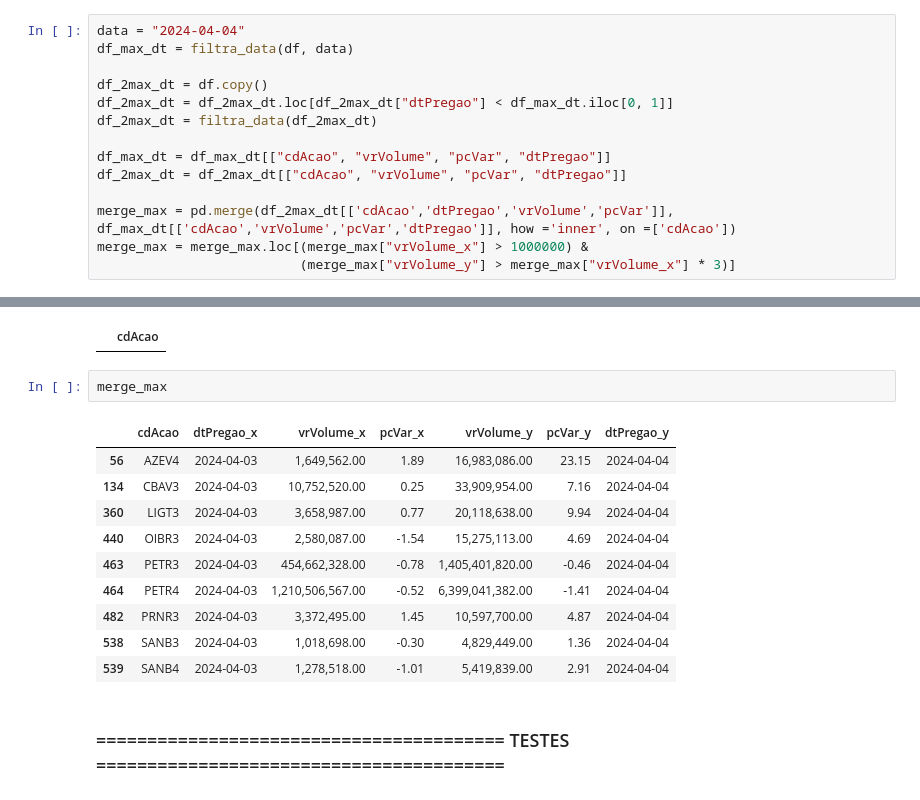
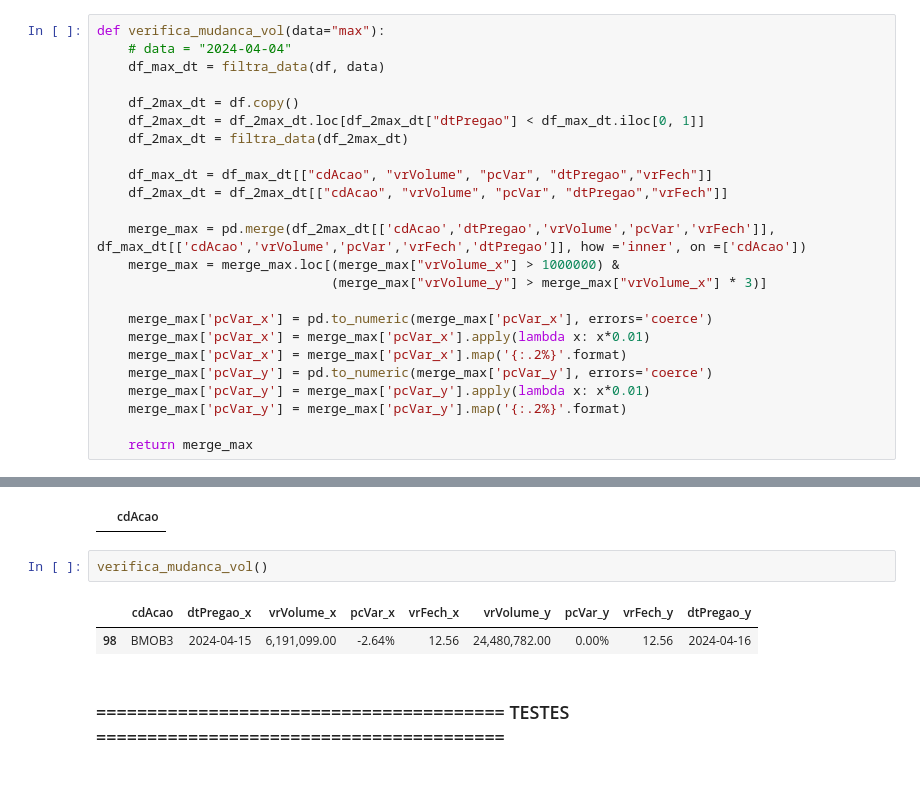
Before and after one commit to alexandre-esmeraldo/StockManager, a Jupyter notebook: StockManager_Processamento.ipynb, the cells around one changed output, grey strips where cells are left out. Saved outputs shown, nothing was run; the diff lists cells and outputs as text.

```diff
--- a/StockManager_Processamento.ipynb
+++ b/StockManager_Processamento.ipynb
@@ -71,19 +70,29 @@ def filtra_data(df, data="max"):
     df_max_dt = df.loc[df["dtPregao"] == dt_max]
     return df_max_dt
 # %%
-data = "2024-04-04"
-df_max_dt = filtra_data(df, data)
+def verifica_mudanca_vol(data="max"):
+    # data = "2024-04-04"
+    df_max_dt = filtra_data(df, data)
 
-df_2max_dt = df.copy()
-df_2max_dt = df_2max_dt.loc[df_2max_dt["dtPregao"] < df_max_dt.iloc[0, 1]]
-df_2max_dt = filtra_data(df_2max_dt)
+    df_2max_dt = df.copy()
+    df_2max_dt = df_2max_dt.loc[df_2max_dt["dtPregao"] < df_max_dt.iloc[0, 1]]
+    df_2max_dt = filtra_data(df_2max_dt)
 
-df_max_dt = df_max_dt[["cdAcao", "vrVolume", "pcVar", "dtPregao"]]
-df_2max_dt = df_2max_dt[["cdAcao", "vrVolume", "pcVar", "dtPregao"]]
+    df_max_dt = df_max_dt[["cdAcao", "vrVolume", "pcVar", "dtPregao","vrFech"]]
+    df_2max_dt = df_2max_dt[["cdAcao", "vrVolume", "pcVar", "dtPregao","vrFech"]]
 
-merge_max = pd.merge(df_2max_dt[['cdAcao','dtPregao','vrVolume','pcVar']], df_max_dt[['cdAcao','vrVolume','pcVar','dtPregao']], how ='inner', on =['cdAcao'])
-merge_max = merge_max.loc[(merge_max["vrVolume_x"] > 1000000) &
-                          (merge_max["vrVolume_y"] > merge_max["vrVolume_x"] * 3)]
+    merge_max = pd.merge(df_2max_dt[['cdAcao','dtPregao','vrVolume','pcVar','vrFech']], df_max_dt[['cdAcao','vrVolume','pcVar','vrFech','dtPregao']], how ='inner', on =['cdAcao'])
+    merge_max = merge_max.loc[(merge_max["vrVolume_x"] > 1000000) &
+                              (merge_max["vrVolume_y"] > merge_max["vrVolume_x"] * 3)]
+
+    merge_max['pcVar_x'] = pd.to_numeric(merge_max['pcVar_x'], errors='coerce')
+    merge_max['pcVar_x'] = merge_max['pcVar_x'].apply(lambda x: x*0.01)
+    merge_max['pcVar_x'] = merge_max['pcVar_x'].map('{:.2%}'.format)
+    merge_max['pcVar_y'] = pd.to_numeric(merge_max['pcVar_y'], errors='coerce')
+    merge_max['pcVar_y'] = merge_max['pcVar_y'].apply(lambda x: x*0.01)
+    merge_max['pcVar_y'] = merge_max['pcVar_y'].map('{:.2%}'.format)
+
+    return merge_max
 # %%
 printmd(f'**<div class={font_color}>Arquivo {a}</div>**')
 # %% [output]
@@ -180,19 +203,11 @@ consulta_acao(df, "PRNR3")
 merge_final
 # %% [output]
 |  | cdAcao |
-# %%
-merge_max
-# %% [output]
-|  | cdAcao | dtPregao_x | vrVolume_x | pcVar_x | vrVolume_y | pcVar_y | dtPregao_y |
-| 56 | AZEV4 | 2024-04-03 | 1,649,562.00 | 1.89 | 16,983,086.00 | 23.15 | 2024-04-04 |
-| 134 | CBAV3 | 2024-04-03 | 10,752,520.00 | 0.25 | 33,909,954.00 | 7.16 | 2024-04-04 |
-| 360 | LIGT3 | 2024-04-03 | 3,658,987.00 | 0.77 | 20,118,638.00 | 9.94 | 2024-04-04 |
-| 440 | OIBR3 | 2024-04-03 | 2,580,087.00 | -1.54 | 15,275,113.00 | 4.69 | 2024-04-04 |
-| 463 | PETR3 | 2024-04-03 | 454,662,328.00 | -0.78 | 1,405,401,820.00 | -0.46 | 2024-04-04 |
-| 464 | PETR4 | 2024-04-03 | 1,210,506,567.00 | -0.52 | 6,399,041,382.00 | -1.41 | 2024-04-04 |
-| 482 | PRNR3 | 2024-04-03 | 3,372,495.00 | 1.45 | 10,597,700.00 | 4.87 | 2024-04-04 |
-| 538 | SANB3 | 2024-04-03 | 1,018,698.00 | -0.30 | 4,829,449.00 | 1.36 | 2024-04-04 |
-| 539 | SANB4 | 2024-04-03 | 1,278,518.00 | -1.01 | 5,419,839.00 | 2.91 | 2024-04-04 |
+# %%
+verifica_mudanca_vol()
+# %% [output]
+|  | cdAcao | dtPregao_x | vrVolume_x | pcVar_x | vrFech_x | vrVolume_y | pcVar_y | vrFech_y | dtPregao_y |
+| 98 | BMOB3 | 2024-04-15 | 6,191,099.00 | -2.64% | 12.56 | 24,480,782.00 | 0.00% | 12.56 | 2024-04-16 |
 # %% [markdown]
 ### ======================================== TESTES ========================================
 # %%
```
Also changed, not shown: parts of 7 cells of this notebook.
